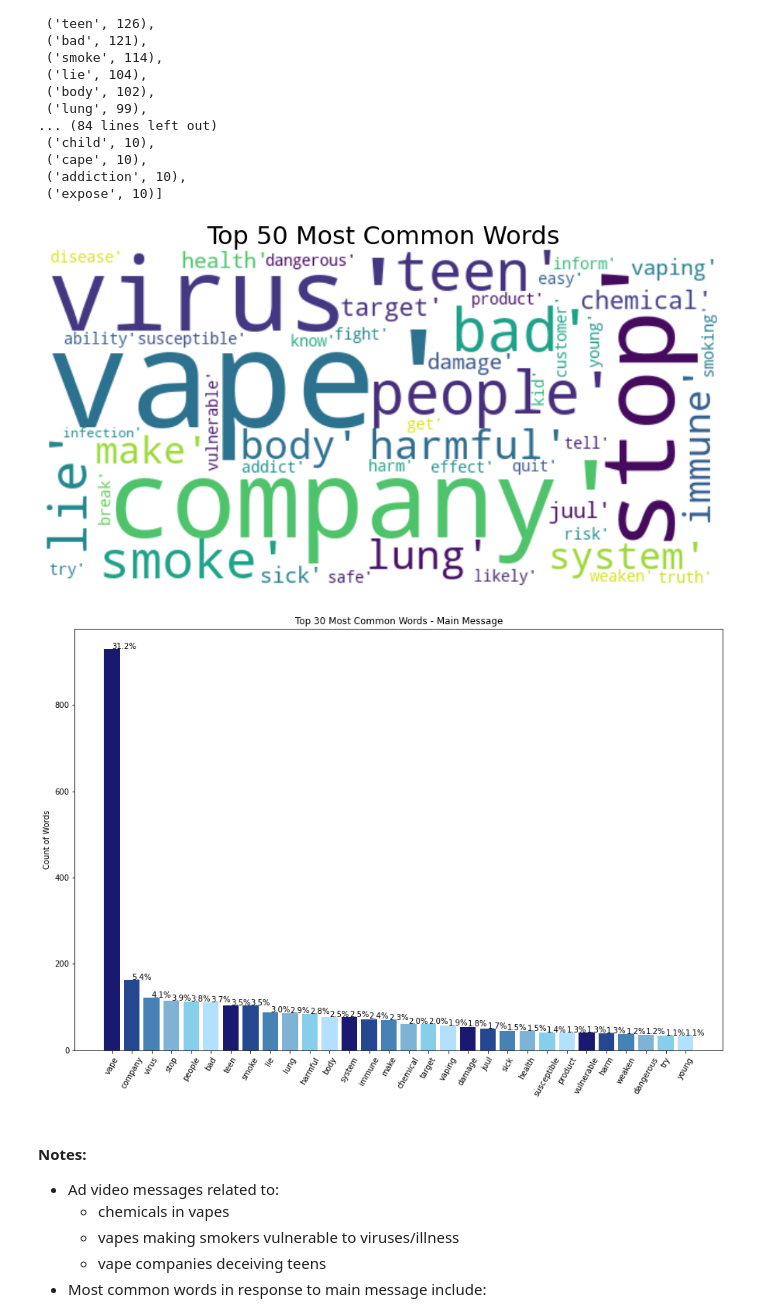
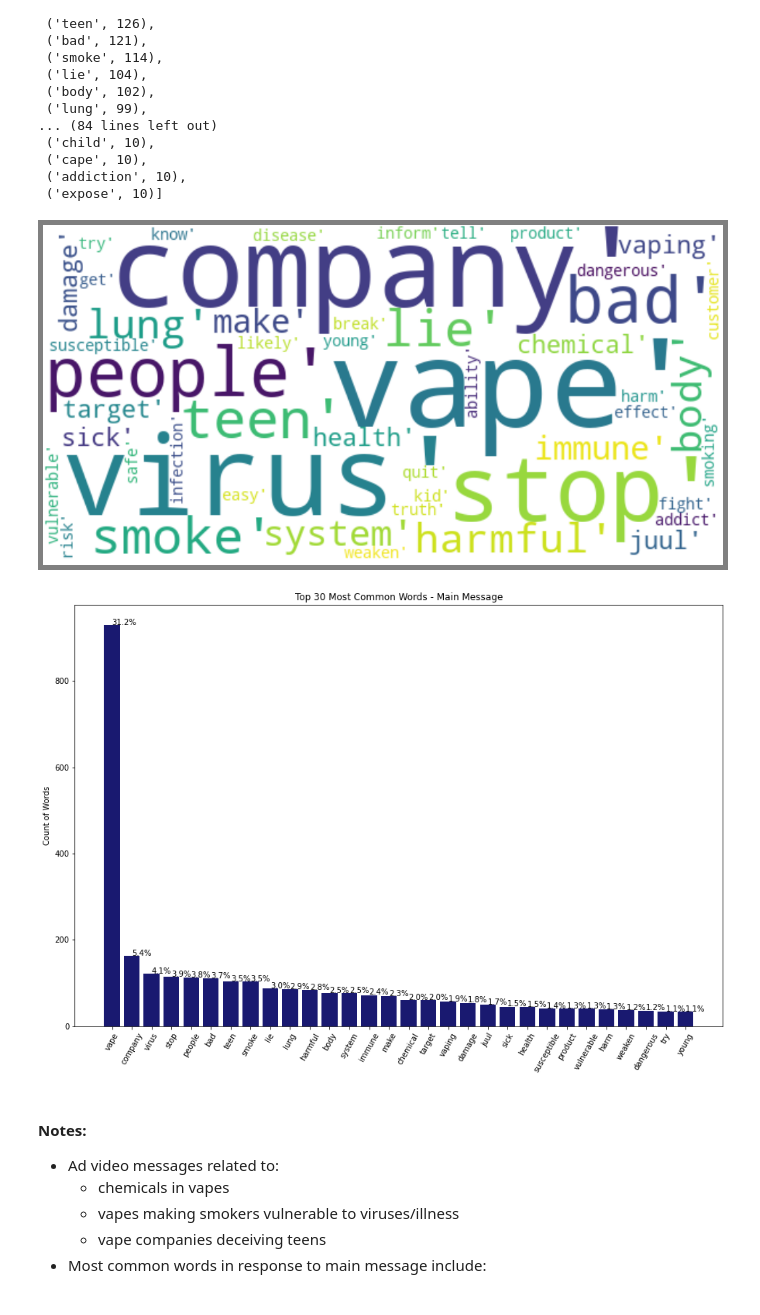
Before and after one commit to rrmahr/TextBased_AdFeedback_TopicModeling, a Jupyter notebook: a_Notebooks/b_EDA.ipynb, the cells around one changed output. Saved outputs shown, nothing was run; the diff lists cells and outputs as text; code cells hidden in the pictures.

```diff
--- a/a_Notebooks/b_EDA.ipynb
+++ b/a_Notebooks/b_EDA.ipynb
@@ -169,7 +169,7 @@ plt.show()
 # %%
 #Bar plot for Race
-pretty_bar(demos_df['Race'],(15,5),color_palette)
-plt.style.use('seaborn-colorblind')
+with plt.style.context('seaborn-colorblind'):
+    pretty_bar(demos_df['Race'],(15,5),color_palette)
 plt.title('Race Distribution')
 plt.ylabel('Sample Count')
 plt.show()
@@ -177,8 +177,8 @@ plt.show()
 [figure]
 # %%
 #Bar plot for Segment
-pretty_bar(demos_df['Segment'],(15,5),color_palette)
-plt.style.use('seaborn-colorblind')
+with plt.style.context('seaborn-colorblind'):
+    pretty_bar(demos_df['Segment'],(15,5),color_palette)
 plt.title('Segment Distribution')
 plt.ylabel('Sample Count')
 plt.show()
@@ -186,8 +186,8 @@ plt.show()
 [figure]
 # %%
 #Bar plot for Urban
-pretty_bar(demos_df['Urban'],(10,5),color_palette)
-plt.style.use('seaborn-colorblind')
+with plt.style.context('seaborn-colorblind'):
+    pretty_bar(demos_df['Urban'],(10,5),color_palette[0])
 plt.title('Urban (1) vs. Rural (0) Distribution')
 plt.ylabel('Sample Count')
 plt.show()
@@ -196,7 +196,7 @@ plt.show()
 # %%
 #Bar plot for Region_1
-pretty_bar(demos_df['Region_1'],(10,5),color_palette)
-plt.style.use('seaborn-colorblind')
+with plt.style.context('seaborn-colorblind'):
+    pretty_bar(demos_df['Region_1'],(10,5),color_palette[0])
 plt.title('Region Distribution')
 plt.ylabel('Sample Count')
 plt.show()
@@ -335,16 +340,15 @@ for wordlist in words:
 # %%
 #Create word cloud
 mostcommon = FreqDist(allwords).most_common(50)
 wordcloud = WordCloud(width=600, height=300,
 background_color='white').generate(str(mostcommon))
-fig = plt.figure(figsize=(20,6.5), facecolor='white')
+fig = plt.figure(figsize=(20,6.5), facecolor='gray')
 plt.imshow(wordcloud, interpolation="bilinear")
 plt.axis('off')
-plt.title('Top 50 Most Common Words', fontsize=32)
 plt.tight_layout(pad=0)
 plt.show()
 # %% [output]
-[figure, old version]
+[figure, new version]
 # %%
 #Create function for word frequency bar plots
 
@@ -374,13 +378,13 @@ def word_bar(x,y,figsize,colors):
 mostcommon_small = FreqDist(allwords).most_common(30)
 x, y = zip(*mostcommon_small)
 
-word_bar(x,y,(15,10),color_palette)
+word_bar(x,y,(15,10),color_palette[0])
 plt.style.use('seaborn-colorblind')
 plt.title('Top 30 Most Common Words - Main Message')
 plt.ylabel('Count of Words')
 plt.show()
 # %% [output]
-[figure, old version]
+[figure, new version]
 # %% [markdown]
 #### Notes:
 * Ad video messages related to:
```
Also changed, not shown: parts of 14 cells of this notebook.
